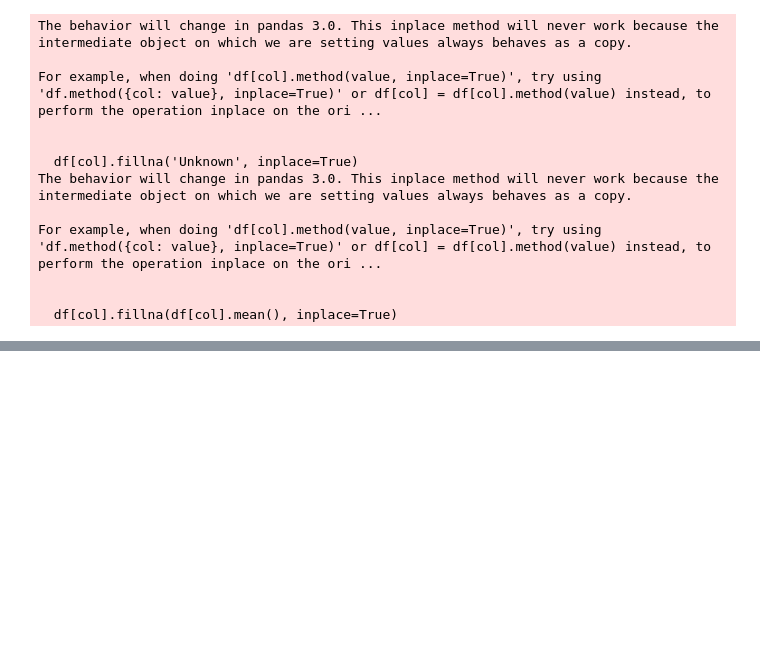
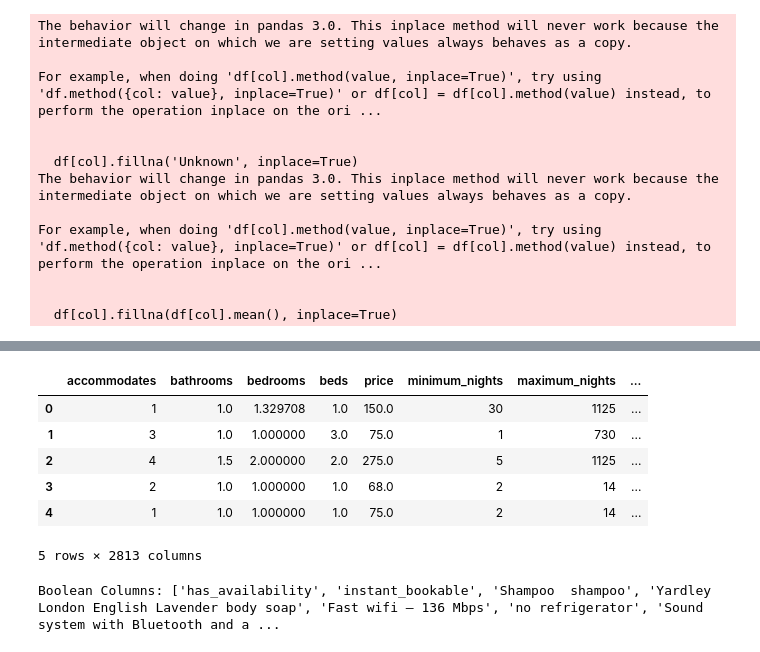
Before and after one commit to winsondong/506-final-project, a Jupyter notebook: dataset.ipynb, the cells around one changed output, grey strips where cells are left out. Cells and saved outputs as stored; diff of their text form; code cells hidden in the pictures; blank space fills up the shorter version.

Commit message:
Added label encoder to change boolean into binary

```diff
--- a/dataset.ipynb
+++ b/dataset.ipynb
@@ -179,0 +179,26 @@ KeyboardInterrupt:
+# %%
+df.head()
+# %% [output]
+|  | accommodates | bathrooms | bedrooms | beds | price | minimum_nights | maximum_nights | ... |
+| 0 | 1 | 1.0 | 1.329708 | 1.0 | 150.0 | 30 | 1125 | ... |
+| 1 | 3 | 1.0 | 1.000000 | 3.0 | 75.0 | 1 | 730 | ... |
+| 2 | 4 | 1.5 | 2.000000 | 2.0 | 275.0 | 5 | 1125 | ... |
+| 3 | 2 | 1.0 | 1.000000 | 1.0 | 68.0 | 2 | 14 | ... |
+| 4 | 1 | 1.0 | 1.000000 | 1.0 | 75.0 | 2 | 14 | ... |
+5 rows × 2813 columns
+# %%
+def labels(columns):
+    for col in columns:
+        le = LabelEncoder()
+        df[col] = le.fit_transform(df[col])
+    return df
+
+
+categorical_features = df.select_dtypes(include=['bool']).columns
+print("Boolean Columns:", print(len(categorical_features)), list(categorical_features))
+
+
+
+df = labels(categorical_features)
+# %% [output]
+Boolean Columns: ['has_availability', 'instant_bookable', 'Shampoo  shampoo', 'Yardley London English Lavender body soap', 'Fast wifi – 136 Mbps', 'no refrigerator', 'Sound system with Bluetooth and a ...
```
Also changed, not shown: parts of 4 cells of this notebook.
